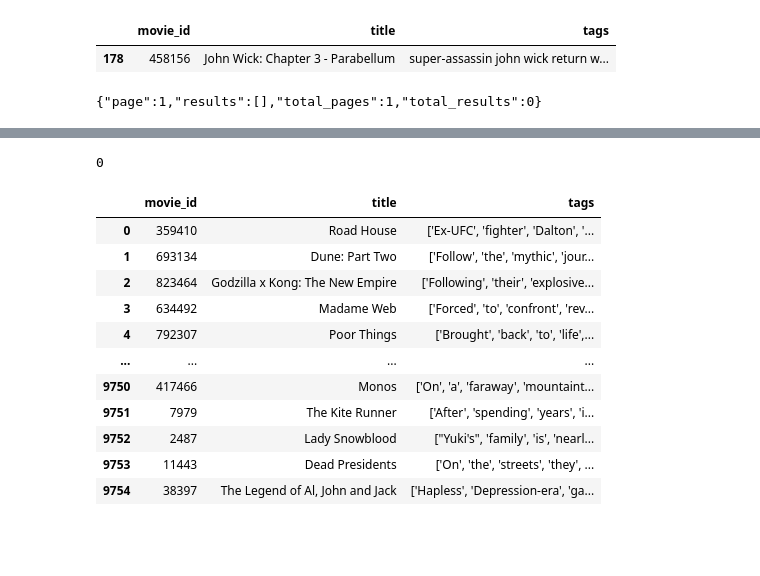
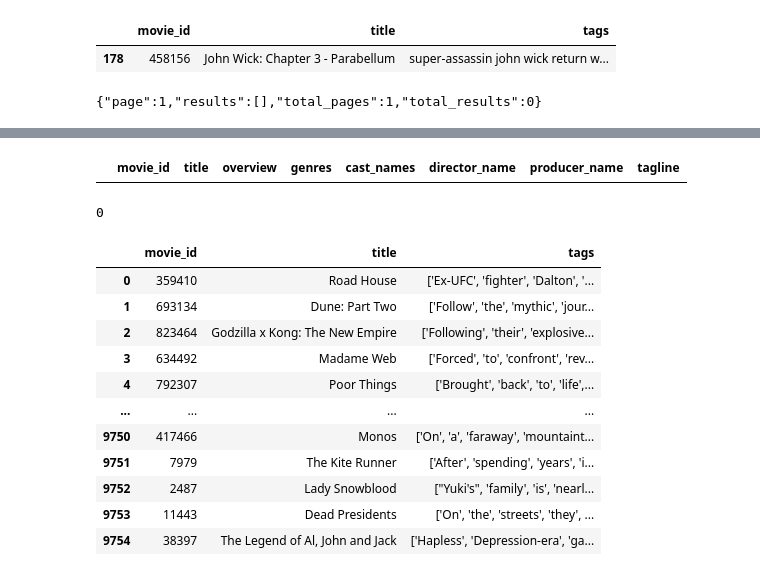
Before and after one commit to ChanderMohan27/Movie_Recommendation_And_Review_Analysis, a Jupyter notebook: experiment.ipynb, the cells around one changed output, grey strips where cells are left out. Saved outputs shown, nothing was run; the diff lists cells and outputs as text; code cells hidden in the pictures; blank space fills up the shorter version.

```diff
--- a/experiment.ipynb
+++ b/experiment.ipynb
@@ -815,3 +800,10 @@ df
+# %%
+df = df.drop(9755)
+John Wick: Chapter 3 - Parabellum
+# %%
+df[df["title"] == "John Wick: Chapter 3 – Parabellum"]
+# %% [output]
+|  | movie_id | title | overview | genres | cast_names | director_name | producer_name | tagline |
 # %%
 df.duplicated().sum()
 # %% [output]
```
Also changed, not shown: parts of 6 cells of this notebook, 13 other files.
